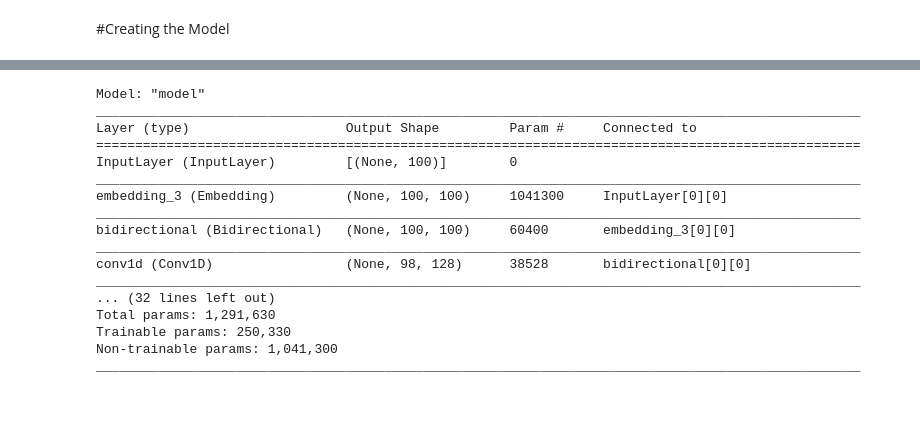
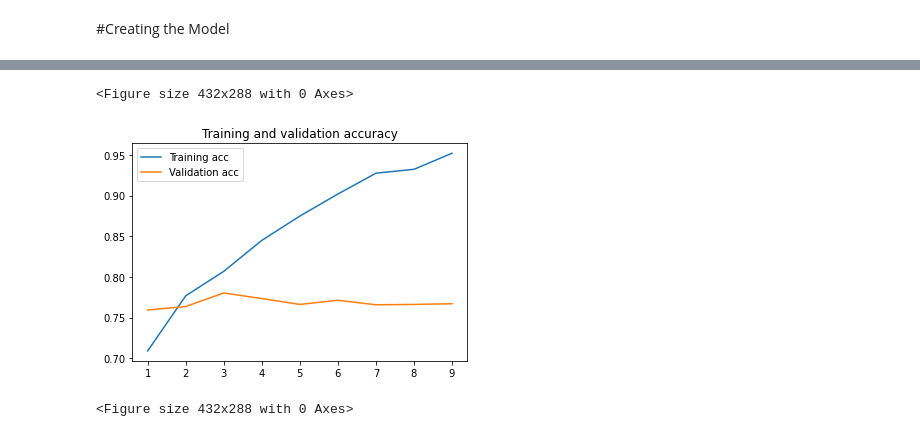
Before and after one commit to anjaliasha123/AirlineTweetClassification, a Jupyter notebook: src/BiLSTMCNNAtt.ipynb, the cells around one changed output, grey strips where cells are left out. Drawn from its saved outputs; the diff is of its cells as text; code cells hidden in the pictures; blank space fills up the shorter version.

```diff
--- a/src/BiLSTMCNNAtt.ipynb
+++ b/src/BiLSTMCNNAtt.ipynb
@@ -85,0 +118,3 @@ dtype: int64
+# %%
+from sklearn.model_selection import train_test_split
+X_train, X_test, y_train, y_test = train_test_split(pX , labels, test_size=0.2, random_state=42)
@@ -98,6 +164,6 @@ from tensorflow.keras.optimizers import  SGD, Adam
 # %%
 #creating the embedding layer
-embedding_layer = Embedding(input_dim=num,output_dim=max_len,weights=[em],input_length=max_len,trainable=False)
+embedding_layer = Embedding(input_dim=num_of_words,output_dim=max_len,weights=[embedMatrix],input_length=max_len,trainable=False)
 #input_layer
 input_layer = Input((max_len,),name='InputLayer')
 #embedding layer
@@ -128,10 +194,6 @@ e = densor1(pre_activation)
 energies = densor2(e)
 alphas = activator(energies)
 s = dotor([alphas, lstm])
-
-#hidden_size = int(lstm.shape[2])
-#h_t = Lambda(lambda x: x[:, -1, :], output_shape=(hidden_size,), name='last_hidden_state')(lstm)
-#pre_activation = Concatenate(axis=1)([merged_vector, h_t])
 output_layer = Dense(3, use_bias=False, activation='softmax', name='attention_vector')(s)
 model = Model(input_layer,output_layer)
 model.compile(
@@ -139,8 +201,3 @@ model.compile(
         optimizer=Adam(learning_rate=0.01),
         metrics=['accuracy']
              )
-# %%
-#splitting the data as 80 : 20
-# 80% for training and 20% for testing
-from sklearn.model_selection import train_test_split
-X_train, X_test, y_train, y_test = train_test_split(X, y, test_size=0.2)
@@ -149,5 +204,6 @@ import tensorflow
 # %%
 from tensorflow.keras.callbacks import Callback
+import tensorflow
 
 class MyThresholdCallback(tensorflow.keras.callbacks.Callback):
     def __init__(self, threshold):
@@ -160,10 +216,9 @@ class MyThresholdCallback(tensorflow.keras.callbacks.Callback):
             self.model.stop_training = True
 
 
-callback=MyThresholdCallback(threshold=0.88)
+callback=MyThresholdCallback(threshold=0.95)
 r = model.fit(
-            X_train,
-            y_train,
+           X_train, y_train,
             batch_size=50,
             epochs=200,
             validation_split=0.2,
@@ -183,22 +246,22 @@ Epoch 5/200
-# %%
-model.summary()
-# %% [output]
-Model: "model"
-__________________________________________________________________________________________________
-Layer (type)                    Output Shape         Param #     Connected to
-==================================================================================================
-InputLayer (InputLayer)         [(None, 100)]        0
-__________________________________________________________________________________________________
-embedding_3 (Embedding)         (None, 100, 100)     1041300     InputLayer[0][0]
-__________________________________________________________________________________________________
-bidirectional (Bidirectional)   (None, 100, 100)     60400       embedding_3[0][0]
-__________________________________________________________________________________________________
-conv1d (Conv1D)                 (None, 98, 128)      38528       bidirectional[0][0]
-__________________________________________________________________________________________________
-... (32 lines left out)
-Total params: 1,291,630
-Trainable params: 250,330
-Non-trainable params: 1,041,300
-__________________________________________________________________________________________________
 # %%
 model.save("bilstmCNNAtt.h5")
+# %%
+import matplotlib.pyplot as plt
+
+acc = r.history['accuracy']
+val_acc = r.history['val_accuracy']
+loss = r.history['loss']
+val_loss = r.history['val_loss']
+
+epochs = range(1, len(acc) + 1)
+
+plt.plot(epochs, acc, label='Training acc')
+plt.plot(epochs, val_acc, label='Validation acc')
+plt.title('Training and validation accuracy')
+plt.legend()
+
+plt.figure()
+# %% [output]
+<Figure size 432x288 with 0 Axes>
+[figure, added]
+<Figure size 432x288 with 0 Axes>
```
Also changed, not shown: parts of 33 cells of this notebook.
